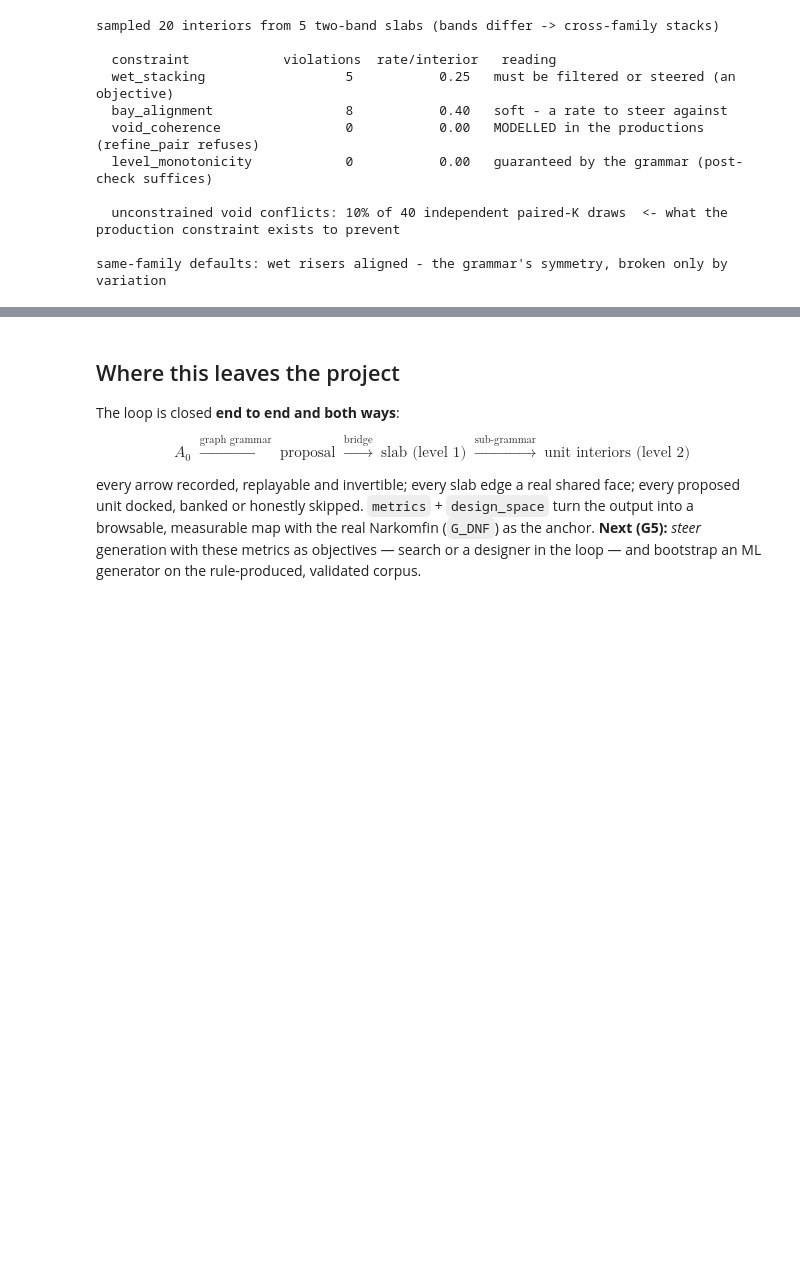
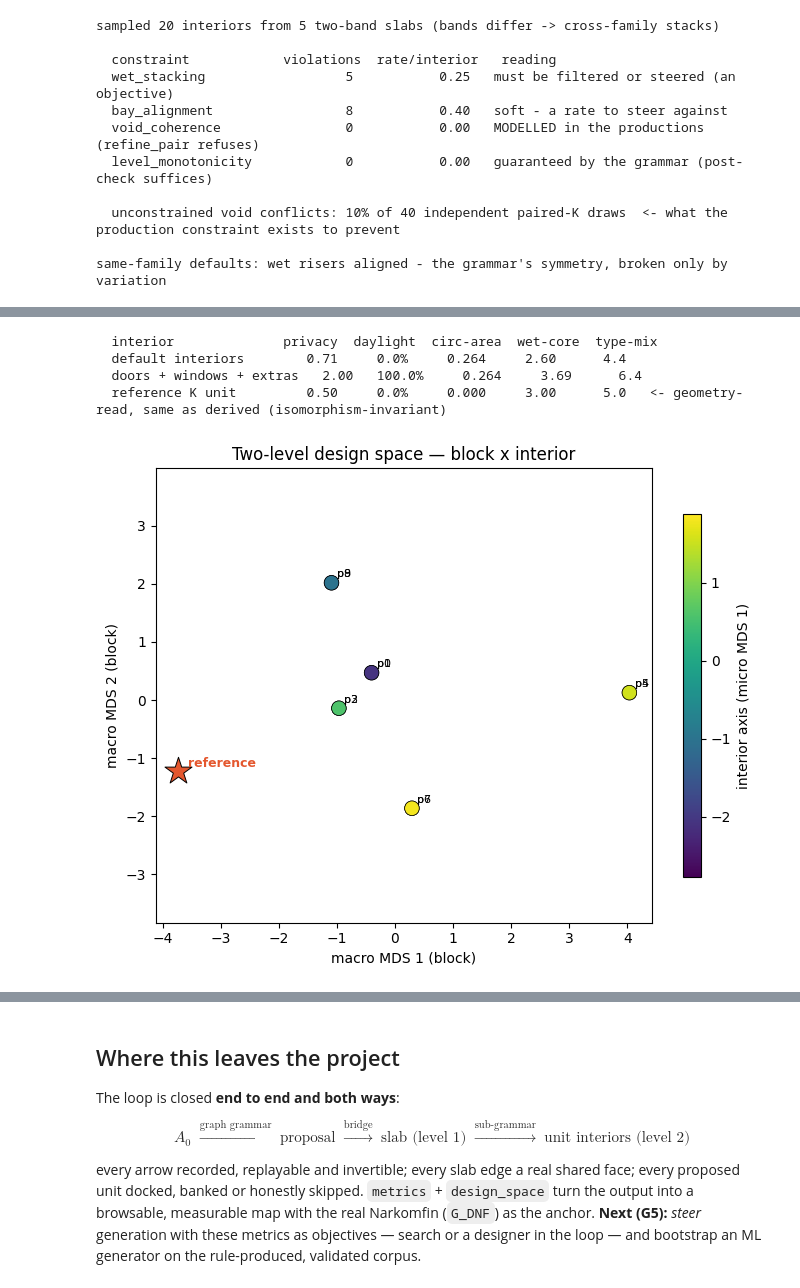
Before and after one commit to arlav/graphtope, a Jupyter notebook: notebooks/01_graphtope.ipynb, the cells around one changed output, grey strips where cells are left out. Cells and saved outputs as stored; diff of their text form; code cells hidden in the pictures; blank space fills up the shorter version.

```diff
--- a/notebooks/01_graphtope.ipynb
+++ b/notebooks/01_graphtope.ipynb
@@ -1499,0 +1498,51 @@ two-level design-space map (Figure 8).
+# %%
+from graphtope import metrics as mt
+
+slab7 = nf.derive_slab_from_patterns(["KFDB"])
+g_plain, _ = bridge.refine_units(slab7, all_bays=True)
+interior_geom.place(g_plain, slab7)
+g_rich, _ = bridge.refine_units(slab7, all_bays=True, **{
+    "k_opts": dict(wc=True, storage=True, split_gallery=True, doors=True,
+                   windows=True, front_door=True),
+    "f_opts": dict(sleeping=True, wc=True, storage=True, doors=True,
+                   windows=True, front_door=True),
+    "b_opts": dict(doors=True, windows=True, front_door=True),
+    "r_opts": dict(storage=True, doors=True, windows=True)})
+interior_geom.place(g_rich, slab7)
+
+rows = [("default interiors", g_plain), ("doors + windows + extras", g_rich)]
+print("  interior              privacy  daylight  circ-area  wet-core  type-mix")
+for name, g in rows:
+    q = mt.interior_quality_vector(g)
+    print(f"  {name:<22} {q['privacy_gradient']:>6.2f}  {q['daylight_ratio']:>7.1%}  "
+          f"{q['circ_area_ratio']:>8.3f}  {q['wet_core_compactness']:>7.2f}  "
+          f"{q['interior_type_mix']:>7.1f}")
+q_ref = mt.interior_quality_vector(reference.reference_graph("K"))
+print(f"  {'reference K unit':<22} {q_ref['privacy_gradient']:>6.2f}  "
+      f"{q_ref['daylight_ratio']:>7.1%}  {q_ref['circ_area_ratio']:>8.3f}  "
+      f"{q_ref['wet_core_compactness']:>7.2f}  {q_ref['interior_type_mix']:>7.1f}"
+      "   <- geometry-read, same as derived (isomorphism-invariant)")
+# %% [output]
+  interior              privacy  daylight  circ-area  wet-core  type-mix
+  default interiors        0.71     0.0%     0.264     2.60      4.4
+  doors + windows + extras   2.00   100.0%     0.264     3.69      6.4
+  reference K unit         0.50     0.0%     0.000     3.00      5.0   <- geometry-read, same as derived (isomorphism-invariant)
+# %%
+# the two-level map: position = block (macro), colour = interior (micro)
+pairs = []
+for i, pattern in enumerate(("KFKF", "BBD", "KFDBR", "RKF", "DD")):
+    sl = nf.derive_slab_from_patterns([pattern])
+    for v in bridge.interior_variants(sl, 2, seed=i):
+        interior_geom.place(v.graph, sl)
+        pairs.append((sl, v.graph))
+ref_slab = nf.derive_slab_from_patterns(["KF"])
+ref_g, _ = bridge.refine_units(ref_slab, all_bays=True,
+    k_opts=dict(windows=True, front_door=True),
+    f_opts=dict(windows=True, front_door=True))
+interior_geom.place(ref_g, ref_slab)
+space7 = mt.two_level_design_space(pairs, reference=(ref_slab, ref_g))
+fig = topoview.draw_two_level(space7, labels=[f"p{i}" for i in range(len(pairs))],
+                              title="Two-level design space — block x interior")
+None
+# %% [output]
+[figure, added]
```
Also changed, not shown: parts of 8 cells of this notebook, 7 other files.
